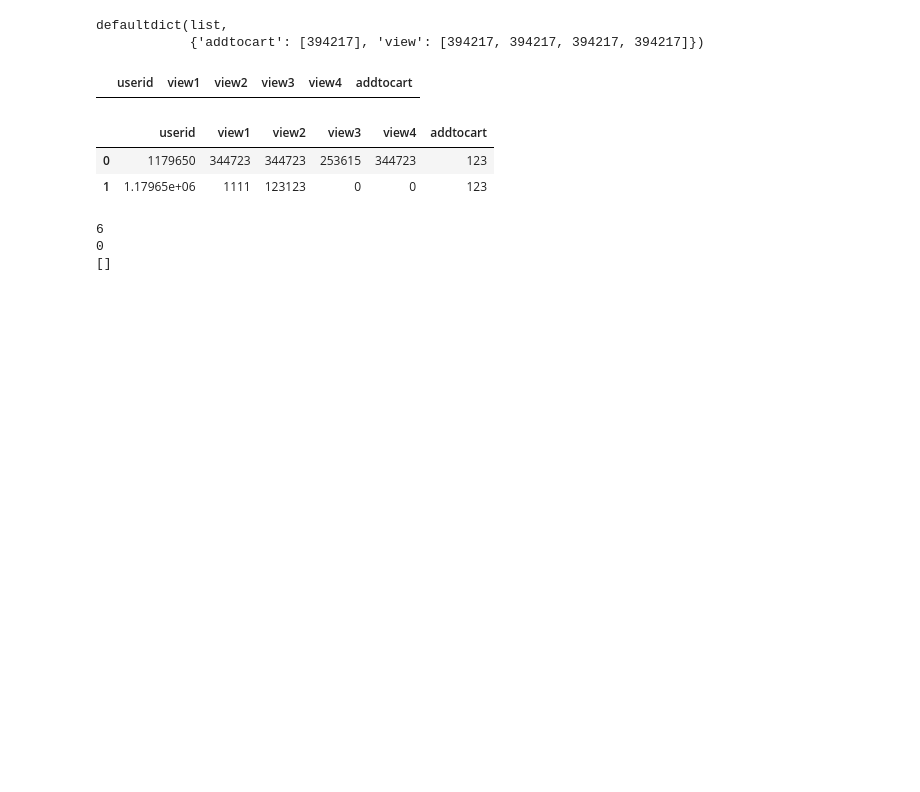
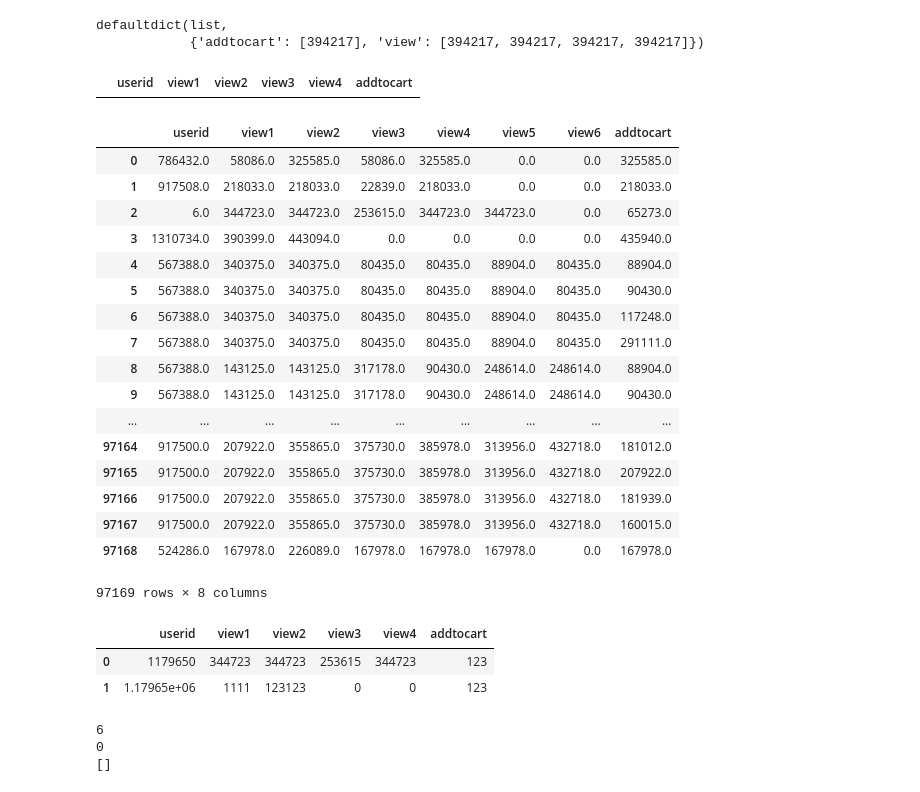
Before and after one commit to saurabhsingh13no/RecommenderSystem, a Jupyter notebook: Notebook/ExploratoryDataAnalysis.ipynb, the cells around one changed output. Saved outputs shown, nothing was run; the diff lists cells and outputs as text; code cells hidden in the pictures; blank space fills up the shorter version.

```diff
--- a/Notebook/ExploratoryDataAnalysis.ipynb
+++ b/Notebook/ExploratoryDataAnalysis.ipynb
@@ -212,7 +212,7 @@ userDict[524440]
 defaultdict(list,
             {'addtocart': [394217], 'view': [394217, 394217, 394217, 394217]})
 # %%
-no_of_features = 4
+no_of_features = 6
 def addEntrytoUserDF(userid, viewList, addToCart):
 #     print ("Inside addEntryUserDF. Value of viewList : {0}".format(viewList))
     tempdict = {}
@@ -245,19 +245,26 @@ def addEntrytoUserDFforMultipleView(userDF, userid, viewList, addToCartList):
 #         print ("start : {0}, end : {1}".format(start,end))
         start = end+1
         end = end+no_of_features
+        # discarding
+        if end>12:
+            break
 
     return userDF.copy()
 
 def buildMatrix(userDict):
     columns=[]
     columns.append("userid")
+    c=0
     for i in range(no_of_features):
         columns.append("view" + str(i+1))
     columns.append("addtocart")
     userDF = pd.DataFrame(columns=columns)
-    c= 0
+
     for key, value in userDict.items():
 #         print (userDict[key])
+#         c+=1
+#         if c>10000:
+#             break
         userDF = addEntrytoUserDFforMultipleView(userDF, key, userDict[key]['view'].copy(), userDict[key]['addtocart'].copy())
 #         print (userDF)
     return userDF
@@ -268,7 +275,27 @@ userDF
 |  | userid | view1 | view2 | view3 | view4 | addtocart |
 # %%
 userDF_2 = buildMatrix(userDict)
+userDF_2.to_pickle(path="../output/userDF.pickle")
 userDF_2
+# %% [output]
+|  | userid | view1 | view2 | view3 | view4 | view5 | view6 | addtocart |
+| 0 | 786432.0 | 58086.0 | 325585.0 | 58086.0 | 325585.0 | 0.0 | 0.0 | 325585.0 |
+| 1 | 917508.0 | 218033.0 | 218033.0 | 22839.0 | 218033.0 | 0.0 | 0.0 | 218033.0 |
+| 2 | 6.0 | 344723.0 | 344723.0 | 253615.0 | 344723.0 | 344723.0 | 0.0 | 65273.0 |
+| 3 | 1310734.0 | 390399.0 | 443094.0 | 0.0 | 0.0 | 0.0 | 0.0 | 435940.0 |
+| 4 | 567388.0 | 340375.0 | 340375.0 | 80435.0 | 80435.0 | 88904.0 | 80435.0 | 88904.0 |
+| 5 | 567388.0 | 340375.0 | 340375.0 | 80435.0 | 80435.0 | 88904.0 | 80435.0 | 90430.0 |
+| 6 | 567388.0 | 340375.0 | 340375.0 | 80435.0 | 80435.0 | 88904.0 | 80435.0 | 117248.0 |
+| 7 | 567388.0 | 340375.0 | 340375.0 | 80435.0 | 80435.0 | 88904.0 | 80435.0 | 291111.0 |
+| 8 | 567388.0 | 143125.0 | 143125.0 | 317178.0 | 90430.0 | 248614.0 | 248614.0 | 88904.0 |
+| 9 | 567388.0 | 143125.0 | 143125.0 | 317178.0 | 90430.0 | 248614.0 | 248614.0 | 90430.0 |
+| ... | ... | ... | ... | ... | ... | ... | ... | ... |
+| 97164 | 917500.0 | 207922.0 | 355865.0 | 375730.0 | 385978.0 | 313956.0 | 432718.0 | 181012.0 |
+| 97165 | 917500.0 | 207922.0 | 355865.0 | 375730.0 | 385978.0 | 313956.0 | 432718.0 | 207922.0 |
+| 97166 | 917500.0 | 207922.0 | 355865.0 | 375730.0 | 385978.0 | 313956.0 | 432718.0 | 181939.0 |
+| 97167 | 917500.0 | 207922.0 | 355865.0 | 375730.0 | 385978.0 | 313956.0 | 432718.0 | 160015.0 |
+| 97168 | 524286.0 | 167978.0 | 226089.0 | 167978.0 | 167978.0 | 167978.0 | 0.0 | 167978.0 |
+97169 rows × 8 columns
 # %%
 addEntrytoUserDFforMultipleView(userDF, 1179650, [344723, 344723, 253615, 344723, 1111, 123123], [123])
 # %% [output]
```
Also changed, not shown: parts of 1 cell of this notebook, 2 other files.
